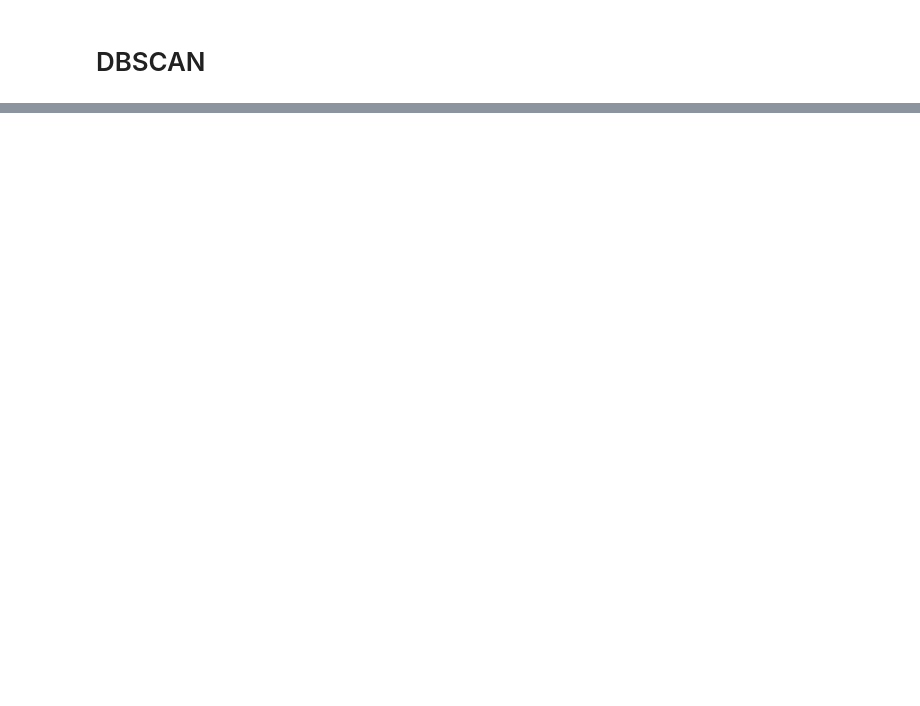
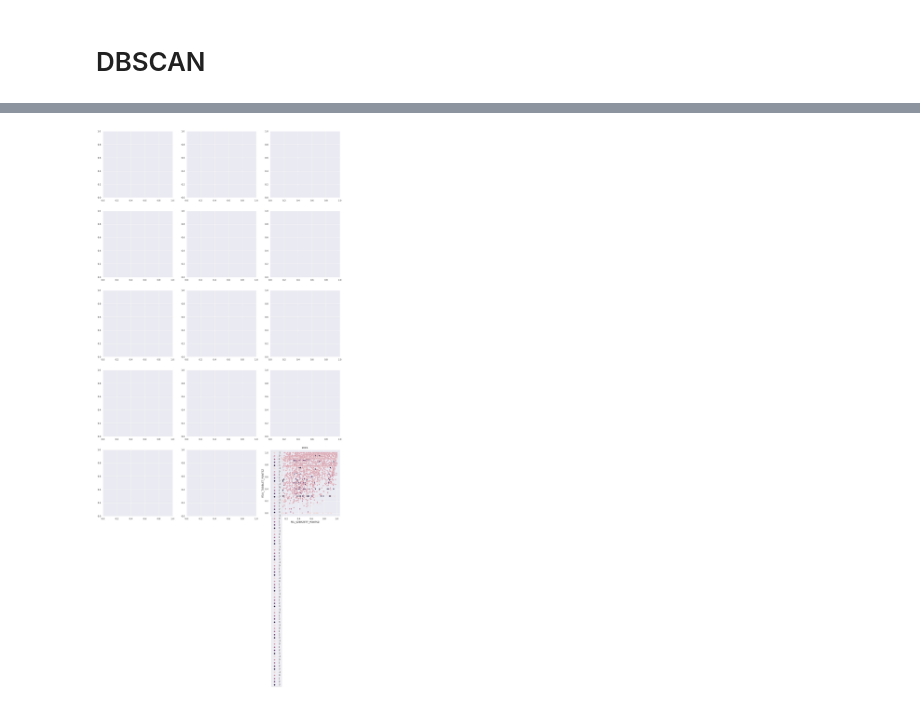
Before and after one commit to konderal333/-nkutfel, a Jupyter notebook: öngud.ipynb, the cells around one changed output, grey strips where cells are left out. Saved outputs shown, nothing was run; the diff lists cells and outputs as text; code cells hidden in the pictures; blank space fills up the shorter version.

```diff
--- a/öngud.ipynb
+++ b/öngud.ipynb
@@ -1264,2 +1225,6 @@ plt.show()
 # %% [markdown]
 # DBSCAN
+# %%
+from sklearn.neighbors import NearestNeighbors
+from sklearn.cluster import DBSCAN
+sns.set()
@@ -1265,0 +1256,8 @@ plt.show()
+# %%
+d_of_cluster_numbers =  {}
+for i in [2,3,4,5,6,7,8,9,10]:
+    m = DBSCAN(eps = 1.65, min_samples=i, metric = 'mahalanobis', metric_params={'VI': np.linalg.inv(V)})
+    m.fit(temp.to_numpy())
+    clusters = m.labels_
+    d_of_cluster_numbers[i] = len(set(list(clusters)))
+d_of_cluster_numbers
@@ -1265,0 +1266,7 @@ plt.show()
+# %%
+m = DBSCAN(eps = 1.65, min_samples=3, metric = 'mahalanobis', metric_params={'VI': np.linalg.inv(V)})
+m.fit(temp.to_numpy())
+clusters = m.labels_
+# %%
+klacter_19_scaled.insert(klacter_19_scaled.shape[1], 'dbscan', clusters)
+klacter_19_scaled.head()
@@ -1265,0 +1282,27 @@ plt.show()
+# %%
+fig, axs = plt.subplots(5, 3, figsize = (21, 35))
+
+list_of_pairs = list(combinations(['TESZT', 'ELSO_FELEV_ATLAG', 'KUM_ATLAG',
+       'FELV_HOZOTT_PONTSZ', 'FEL_SZERZETT_PONTSZ', 'FELV_TOBBLET_PONTSZ'], 2))
+list_of_axs = [0,0]
+counter = 0
+
+for pair in list_of_pairs:
+    j = list_of_axs[0]
+    i = list_of_axs[1]
+    axs[j,i] = sns.scatterplot(data=klacter_19_scaled, x=pair[0], y=pair[1], hue="dbscan")
+    #axs[j,i].scatter(klacter_19_scaled[pair[0]], klacter_19_scaled[pair[1]], alpha = 0.75 , c=klacter_19_scaled['dbscan'])
+    axs[j,i].set_title('2019.')
+    axs[j,i].set_xlabel(pair[0])
+    axs[j,i].set_ylabel(pair[1])
+    axs[j,i].legend()
+
+    if list_of_axs[0] < 4:
+        list_of_axs[0] += 1
+    else:
+        list_of_axs[0] -= 4
+        list_of_axs[1] += 1
+
+plt.show()
+# %% [output]
+[figure, added]
```
Also changed, not shown: parts of 13 cells of this notebook.
